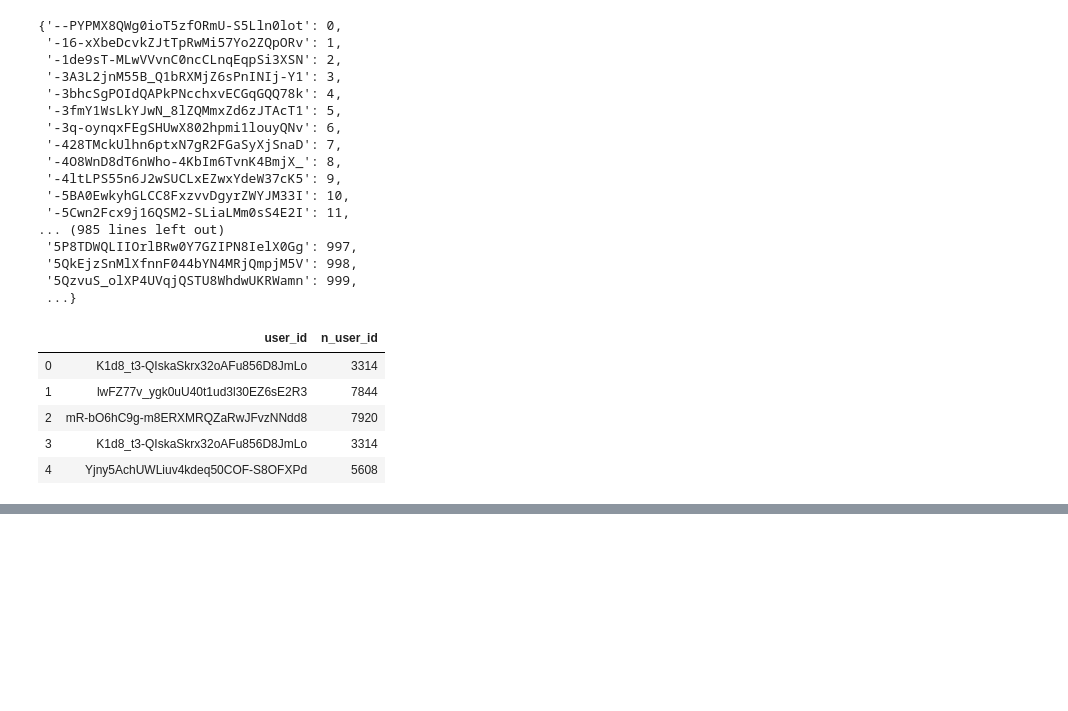
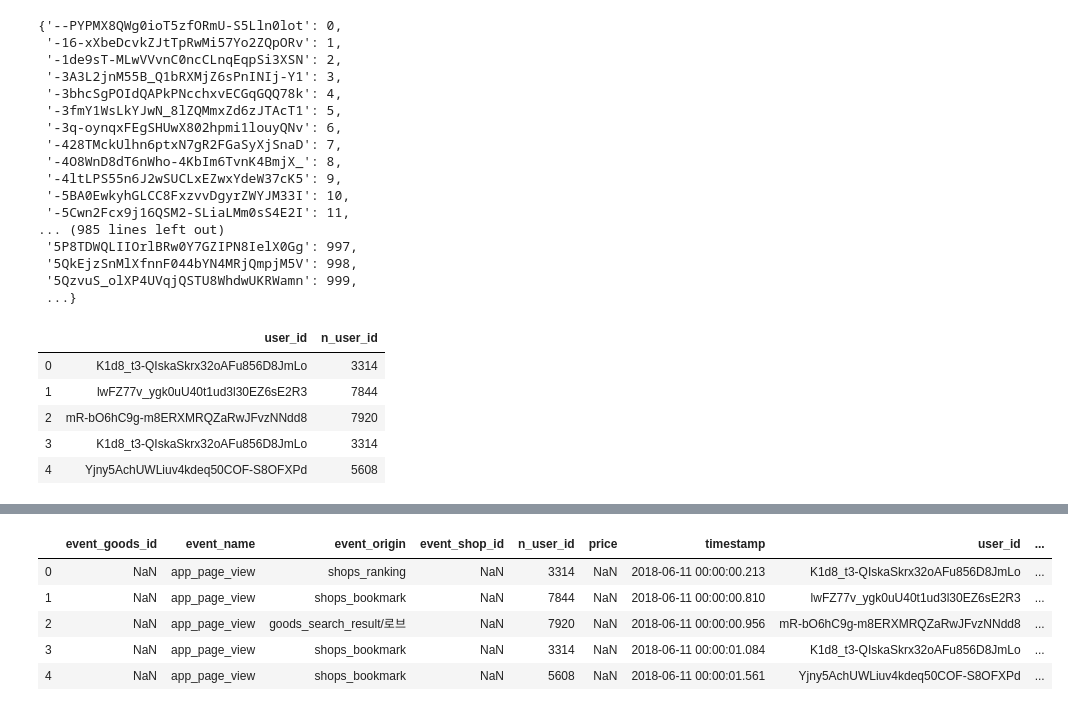
Before and after one commit to eunnyeong/data-analysis, a Jupyter notebook: zigzag_assignment.ipynb, the cells around one changed output, grey strips where cells are left out. Drawn from its saved outputs; the diff is of its cells as text; code cells hidden in the pictures; blank space fills up the shorter version.

```diff
--- a/zigzag_assignment.ipynb
+++ b/zigzag_assignment.ipynb
@@ -510,0 +572,21 @@ data_logs[['user_id', 'n_user_id']].head()
+# %%
+# order 원본을 변형하지 않기 위해 order을 copy하여 사용
+order_copy = order.copy()
+# %%
+# 겹치는 유저만으로 data를 indexing합니다. user_duplicated 이용
+order_copy = order_copy[order_copy['user_id'].isin(user_duplicated)]
+
+#  event_origin 컬럼에는 shop_id 컬럼을 저장
+order_copy['event_origin'] = order_copy['shop_id']
+
+#  event_name 컬럼에는 'purchase'를 저장
+order_copy['event_name'] = 'purchase'
+
+# event_goods_id 컬럼에는 good_id 컬럼를 저장
+order_copy['event_goods_id'] = order_copy['goods_id']
+
+# 사용할 columns를 설정
+order_copy = order_copy[['timestamp', 'n_user_id', 'user_id','event_origin',
+         'event_name', 'event_goods_id', 'price']]
+
+order_copy.head()
@@ -510,0 +600,6 @@ data_logs[['user_id', 'n_user_id']].head()
+# %%
+# data_logs, order_copy를 concat 해주하여 다시 log_order에 저장
+
+log_order = pd.concat([data_logs, order_copy], sort = True)
+
+log_order.head()
@@ -510,0 +613,11 @@ data_logs[['user_id', 'n_user_id']].head()
+# %%
+log_order['purchase'] = log_order['price'].apply(lambda price : pd.notnull(price))
+
+log_order.head()
+# %% [output]
+|  | event_goods_id | event_name | event_origin | event_shop_id | n_user_id | price | timestamp | user_id | ... |
+| 0 | NaN | app_page_view | shops_ranking | NaN | 3314 | NaN | 2018-06-11 00:00:00.213 | K1d8_t3-QIskaSkrx32oAFu856D8JmLo | ... |
+| 1 | NaN | app_page_view | shops_bookmark | NaN | 7844 | NaN | 2018-06-11 00:00:00.810 | lwFZ77v_ygk0uU40t1ud3l30EZ6sE2R3 | ... |
+| 2 | NaN | app_page_view | goods_search_result/로브 | NaN | 7920 | NaN | 2018-06-11 00:00:00.956 | mR-bO6hC9g-m8ERXMRQZaRwJFvzNNdd8 | ... |
+| 3 | NaN | app_page_view | shops_bookmark | NaN | 3314 | NaN | 2018-06-11 00:00:01.084 | K1d8_t3-QIskaSkrx32oAFu856D8JmLo | ... |
+| 4 | NaN | app_page_view | shops_bookmark | NaN | 5608 | NaN | 2018-06-11 00:00:01.561 | Yjny5AchUWLiuv4kdeq50COF-S8OFXPd | ... |
```
Also changed, not shown: parts of 7 cells of this notebook.
